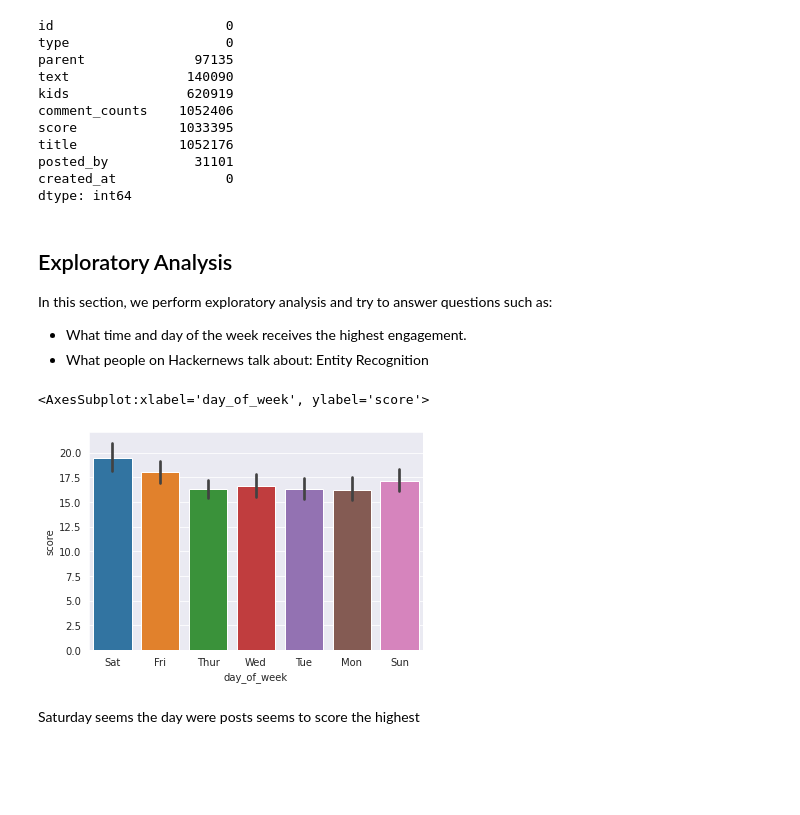
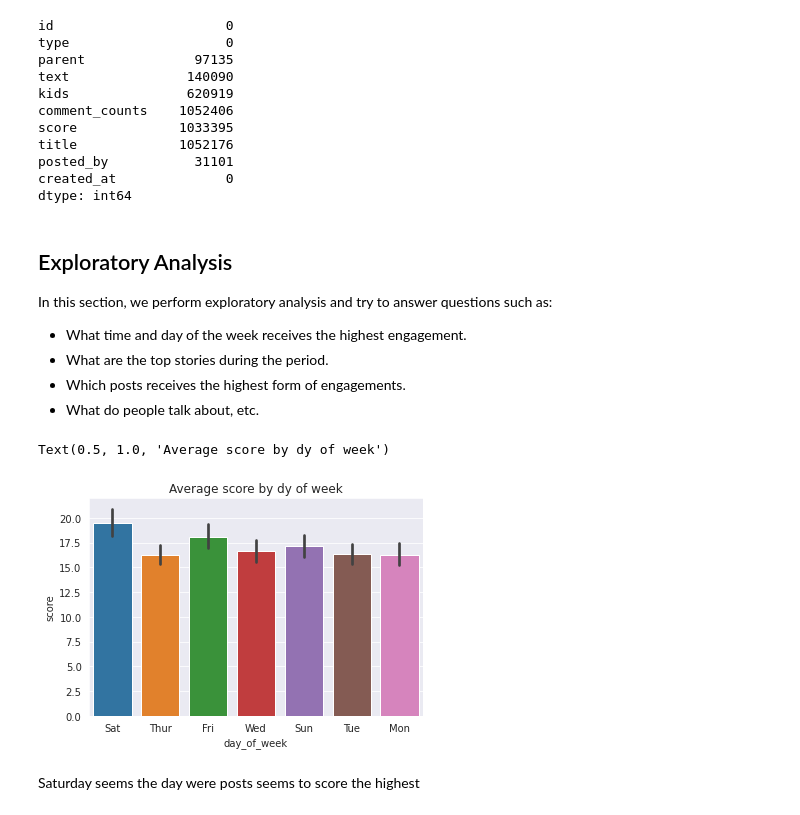
Before and after one commit to david-adewoyin/HackerNews, a Jupyter notebook: exploratory.ipynb, the cells around one changed output. Cells and saved outputs as stored; diff of their text form; code cells hidden in the pictures; blank space fills up the shorter version.

```diff
--- a/exploratory.ipynb
+++ b/exploratory.ipynb
@@ -13,6 +25,7 @@ sns.set_style("darkgrid")
 # %%
-# reading in the datasets
-hn_posts = pd.read_csv("data/hn_posts.csv",
+# reading in the dataset
+hn_posts = pd.read_csv("https://media.githubusercontent.com/media/david-adewoyin/HackerNews/main/data/hn_posts.csv",
           names=['id','type','parent','text','kids','comment_counts','score','title','posted_by','created_at']
            )
-hn_users = pd.read_csv("data/hn_users.csv",names=['name','karma','created_at'])
+hn_users = pd.read_csv("https://media.githubusercontent.com/media/david-adewoyin/HackerNews/main/data/hn_users.csv",
+                       names=['name','karma','created_at'])
@@ -63,7 +77,7 @@ created_at              0
 dtype: int64
 # %%
 ## dropping all posts where posted_by is null, we expect posted_by to not contain null values
-hn_posts = hn_posts[hn_posts['posted_by'] != None];
+hn_posts = hn_posts[hn_posts['posted_by'].notnull()];
 # %%
 #converting the created_at column into datetime
 dict_map = {0: 'Sun', 1: 'Mon',2:"Tue",3:'Wed',4:'Thur',5:'Fri',6:'Sat'}
@@ -72,17 +86,23 @@ hn_posts['created_at'] = pd.to_datetime(hn_posts['created_at'],unit='s')
 hn_posts['date'] = hn_posts['created_at'].dt.date
 hn_posts['day_of_week'] = hn_posts['created_at'].dt.day_of_week.map(dict_map)
 hn_posts['hour'] = hn_posts['created_at'].dt.hour
+# %%
+# extract story type from the table
+stories = hn_posts.query("type == 'story'")
 # %% [markdown]
 ## Exploratory Analysis
 In this section, we perform exploratory analysis and try to answer questions such as:
 - What time and day of the week receives the highest engagement.
-- What people on Hackernews talk about: Entity Recognition
+- What are the top stories during the period.
+- Which posts receives the highest form of engagements.
+- What do people talk about, etc.
 # %%
 # day of week were posts have the highest scores
-sns.barplot(data=hn_posts,x='day_of_week',y='score')
+sns.barplot(data=stories,x='day_of_week',y='score')
+plt.title("Average score by dy of week")
 # %% [output]
-<AxesSubplot:xlabel='day_of_week', ylabel='score'>
+Text(0.5, 1.0, 'Average score by dy of week')
-[figure, old version]
+[figure, new version]
 # %% [markdown]
 Saturday seems the day were posts seems to score the highest
 # %%
```
Also changed, not shown: parts of 25 cells of this notebook.
